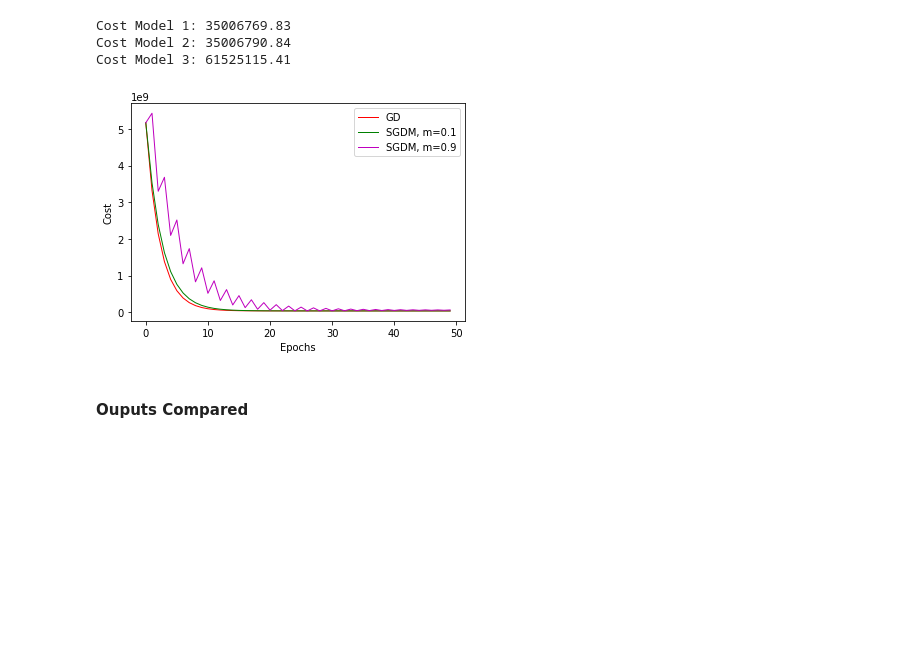
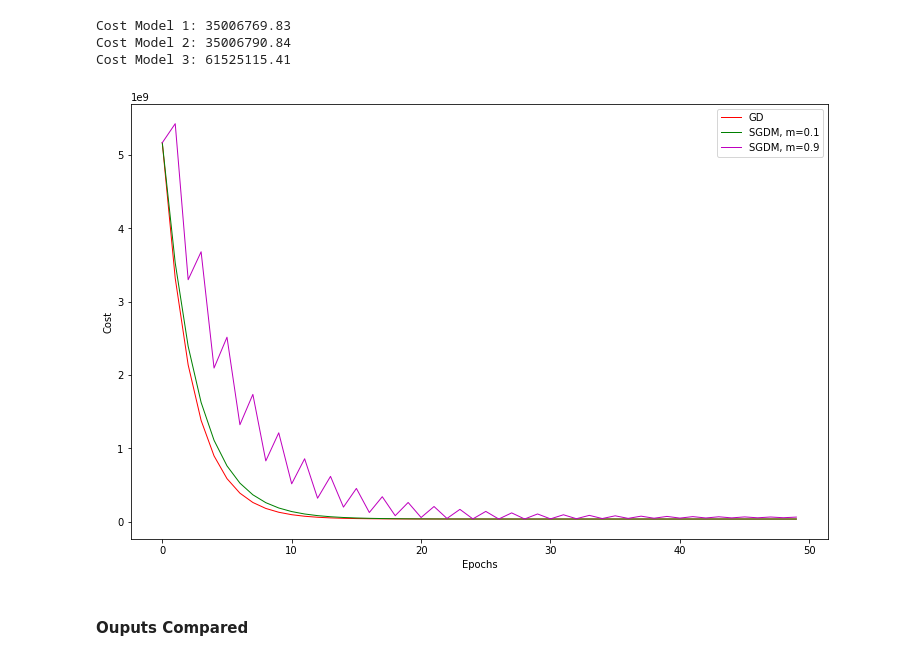
Before and after one commit to JAVegaG/HMC_IA, a Jupyter notebook: Project_3/linear_regression.ipynb, the cells around one changed output. Cells and saved outputs as stored; diff of their text form; code cells hidden in the pictures; blank space fills up the shorter version.

Commit message:
Figures modified

```diff
--- a/Project_3/linear_regression.ipynb
+++ b/Project_3/linear_regression.ipynb
@@ -276,15 +270,16 @@ Cost Model 1: 35006769.83
 Cost Model 2: 35006790.84
 Cost Model 3: 61525115.41
 # %%
+plt.figure(figsize=(12.5,8))
 plt.xlabel('Epochs')
 plt.ylabel('Cost')
 plt.plot(n_epochs1, jplot1, 'r', linewidth = 1)
 plt.plot(n_epochs2, jplot2, 'g', linewidth = 1)
 plt.plot(n_epochs3, jplot3, 'm', linewidth = 1)
 plt.legend(('GD', 'SGDM, m=0.1', 'SGDM, m=0.9'))
 plt.show()
 # %% [output]
-[figure, old version]
+[figure, new version]
 # %% [markdown]
 #### Ouputs Compared
 # %%
```
Also changed, not shown: parts of 2 cells of this notebook.
